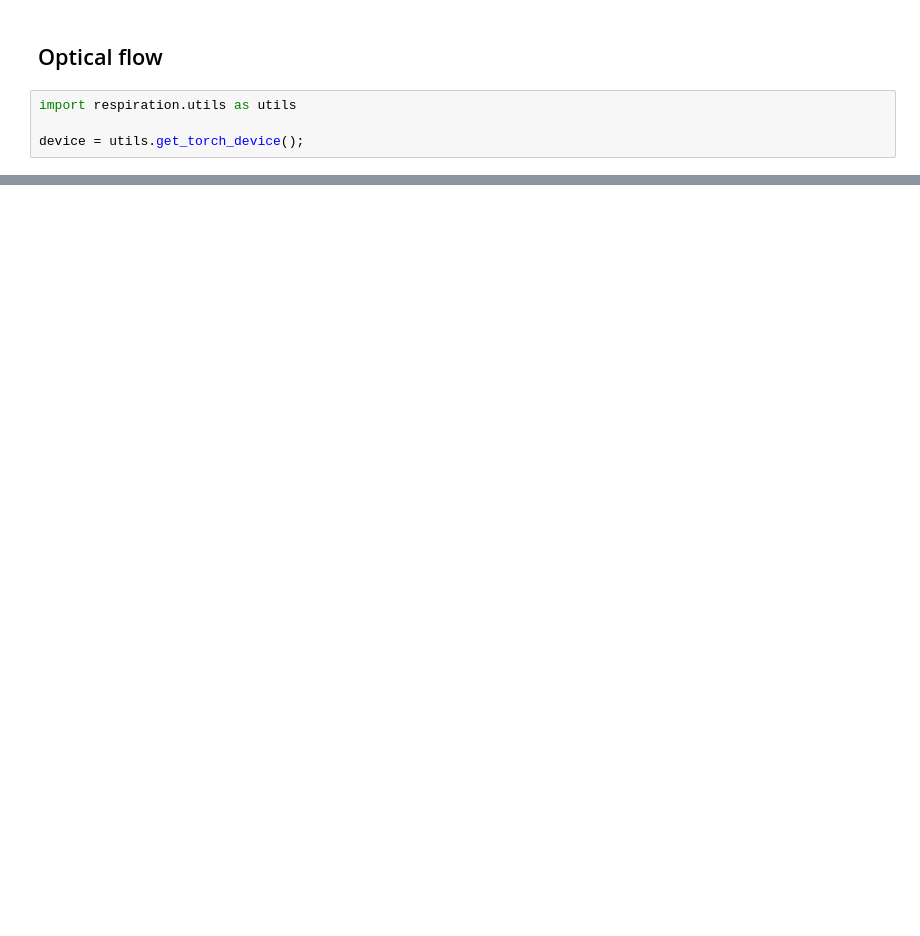
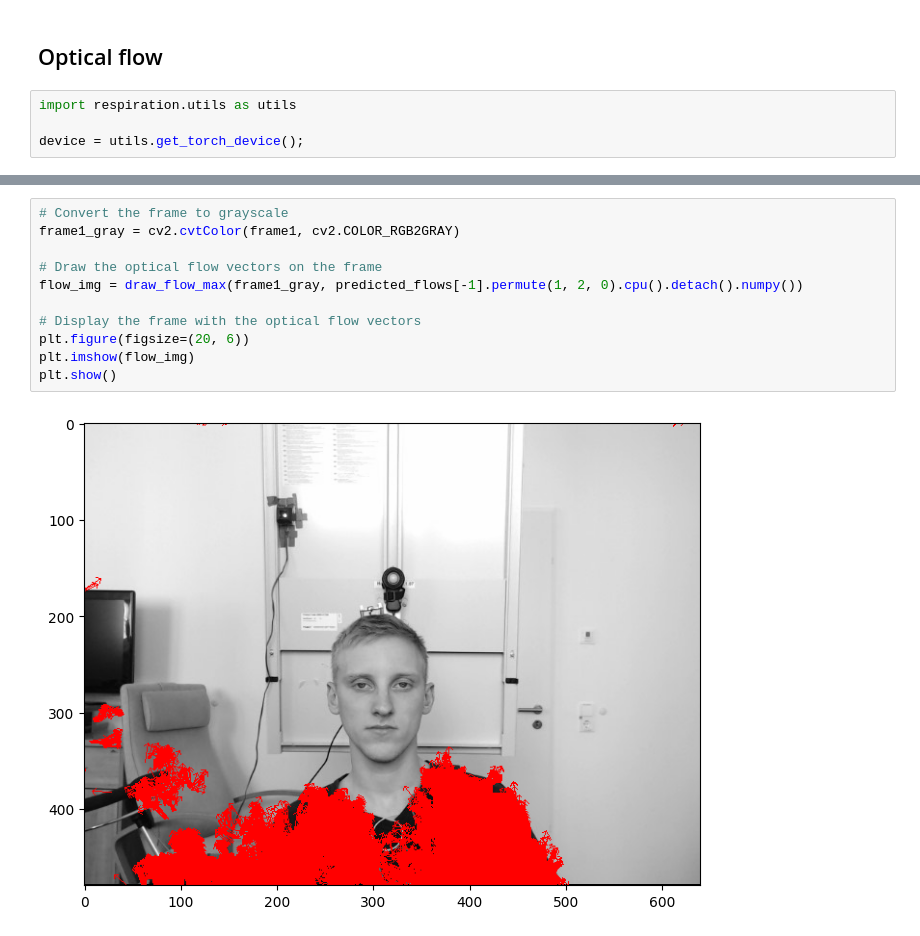
Before and after one commit to pzierahn/respiration, a Jupyter notebook: notebooks/misc/RAFT.ipynb, the cells around one changed output, grey strips where cells are left out. Drawn from its saved outputs; the diff is of its cells as text; blank space fills up the shorter version.

```diff
--- a/notebooks/misc/RAFT.ipynb
+++ b/notebooks/misc/RAFT.ipynb
@@ -143,0 +224,13 @@ out.release()
+# %%
+# Convert the frame to grayscale
+frame1_gray = cv2.cvtColor(frame1, cv2.COLOR_RGB2GRAY)
+
+# Draw the optical flow vectors on the frame
+flow_img = draw_flow_max(frame1_gray, predicted_flows[-1].permute(1, 2, 0).cpu().detach().numpy())
+
+# Display the frame with the optical flow vectors
+plt.figure(figsize=(20, 6))
+plt.imshow(flow_img)
+plt.show()
+# %% [output]
+[figure, added]
```
Also changed, not shown: parts of 22 cells of this notebook, 1 other file.
